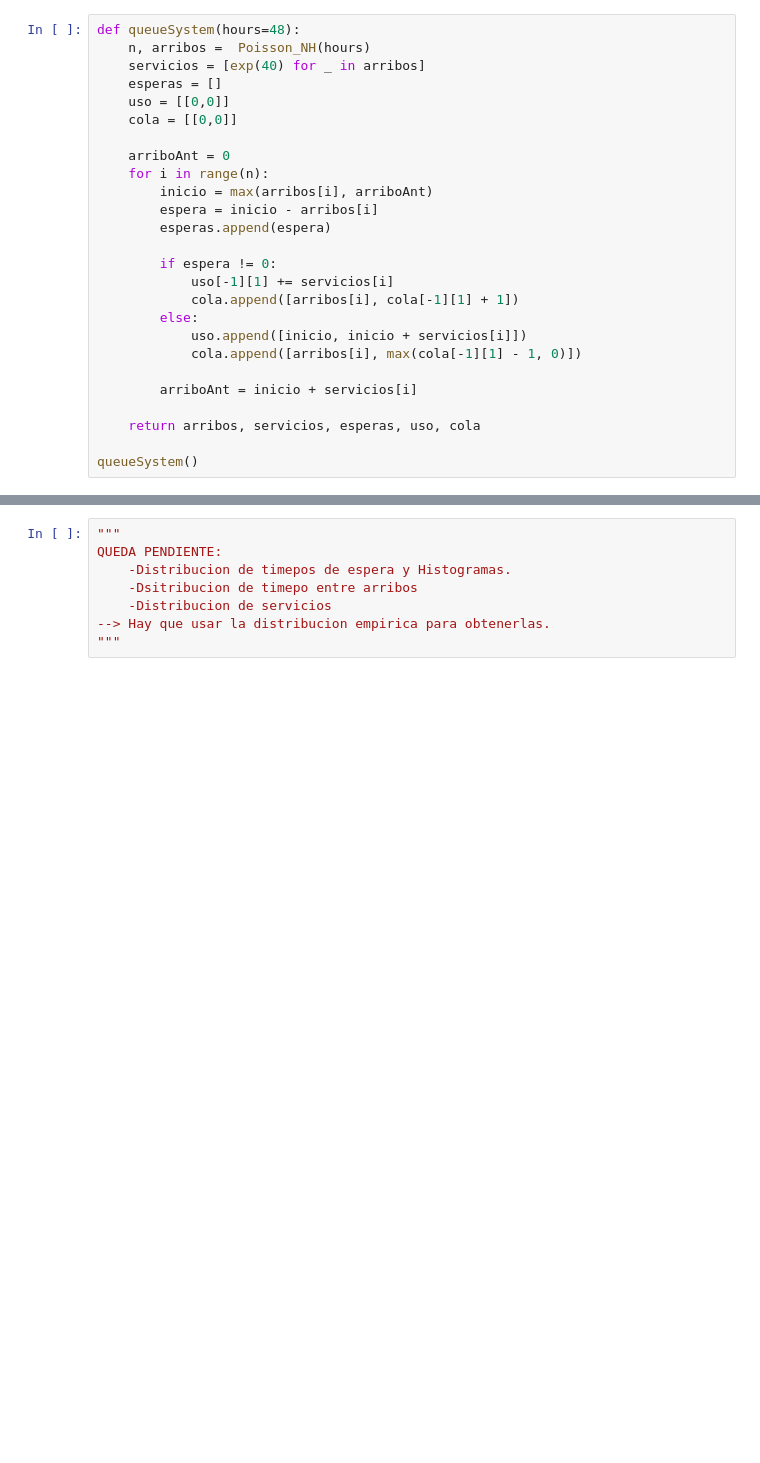
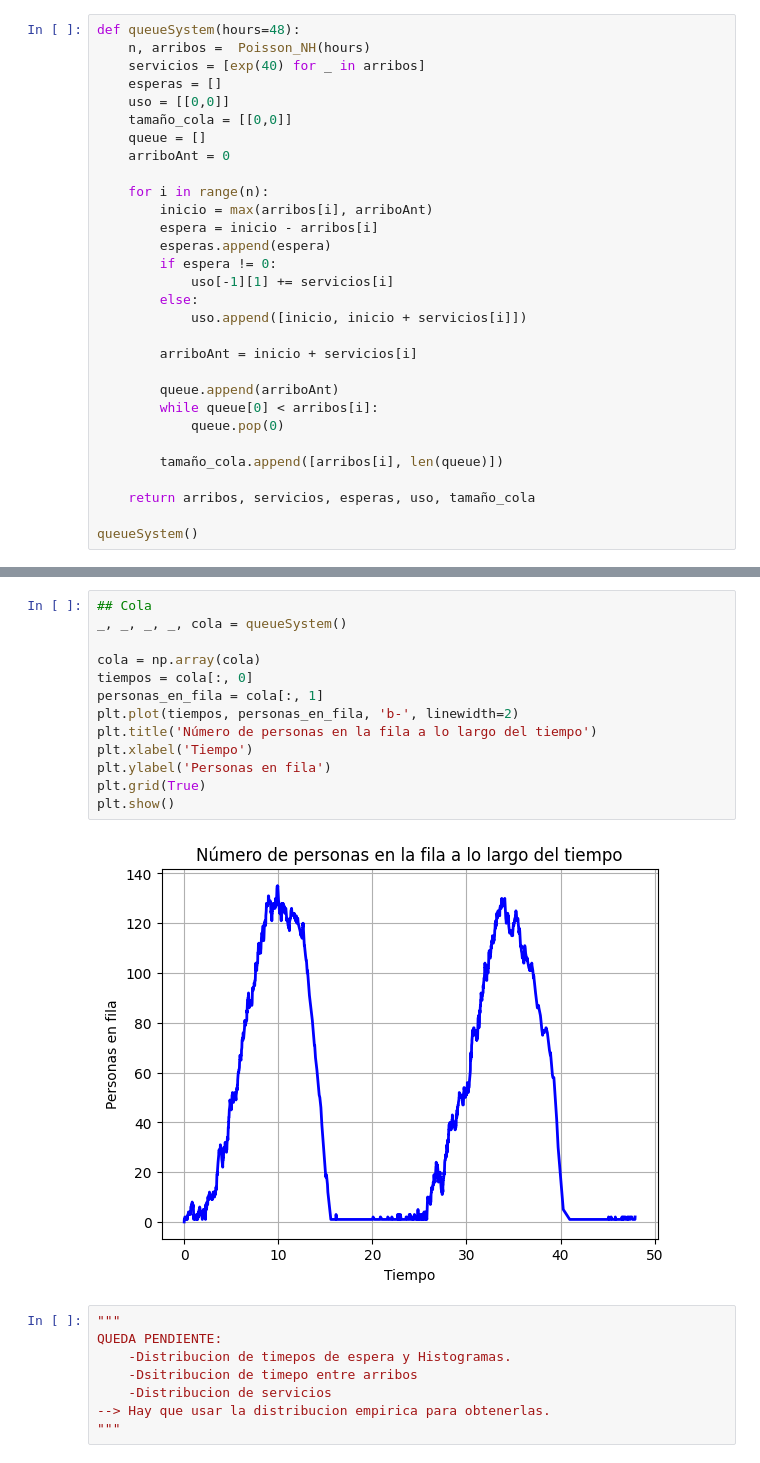
Before and after one commit to NicolasFernandezMontenegro/MyS_TF, a Jupyter notebook: main.ipynb, the cells around one changed output, grey strips where cells are left out. Drawn from its saved outputs; the diff is of its cells as text; blank space fills up the shorter version.

```diff
--- a/main.ipynb
+++ b/main.ipynb
@@ -29,24 +59,28 @@ def queueSystem(hours=48):
     servicios = [exp(40) for _ in arribos]
     esperas = []
     uso = [[0,0]]
-    cola = [[0,0]]
+    tamaño_cola = [[0,0]]
+    queue = []
+    arriboAnt = 0
 
-    arriboAnt = 0
     for i in range(n):
         inicio = max(arribos[i], arriboAnt)
         espera = inicio - arribos[i]
         esperas.append(espera)
-
         if espera != 0:
             uso[-1][1] += servicios[i]
-            cola.append([arribos[i], cola[-1][1] + 1])
         else:
             uso.append([inicio, inicio + servicios[i]])
-            cola.append([arribos[i], max(cola[-1][1] - 1, 0)])
 
         arriboAnt = inicio + servicios[i]
 
-    return arribos, servicios, esperas, uso, cola
+        queue.append(arriboAnt)
+        while queue[0] < arribos[i]:
+            queue.pop(0)
+
+        tamaño_cola.append([arribos[i], len(queue)])
+
+    return arribos, servicios, esperas, uso, tamaño_cola
 
 queueSystem()
 # %% [output]
@@ -133,3 +177,18 @@ NameError: name 'servicios' is not defined
+# %%
+## Cola
+_, _, _, _, cola = queueSystem()
+
+cola = np.array(cola)
+tiempos = cola[:, 0]
+personas_en_fila = cola[:, 1]
+plt.plot(tiempos, personas_en_fila, 'b-', linewidth=2)
+plt.title('Número de personas en la fila a lo largo del tiempo')
+plt.xlabel('Tiempo')
+plt.ylabel('Personas en fila')
+plt.grid(True)
+plt.show()
+# %% [output]
+[figure, added]
 # %%
 """
 QUEDA PENDIENTE:
```
Also changed, not shown: parts of 7 cells of this notebook.
